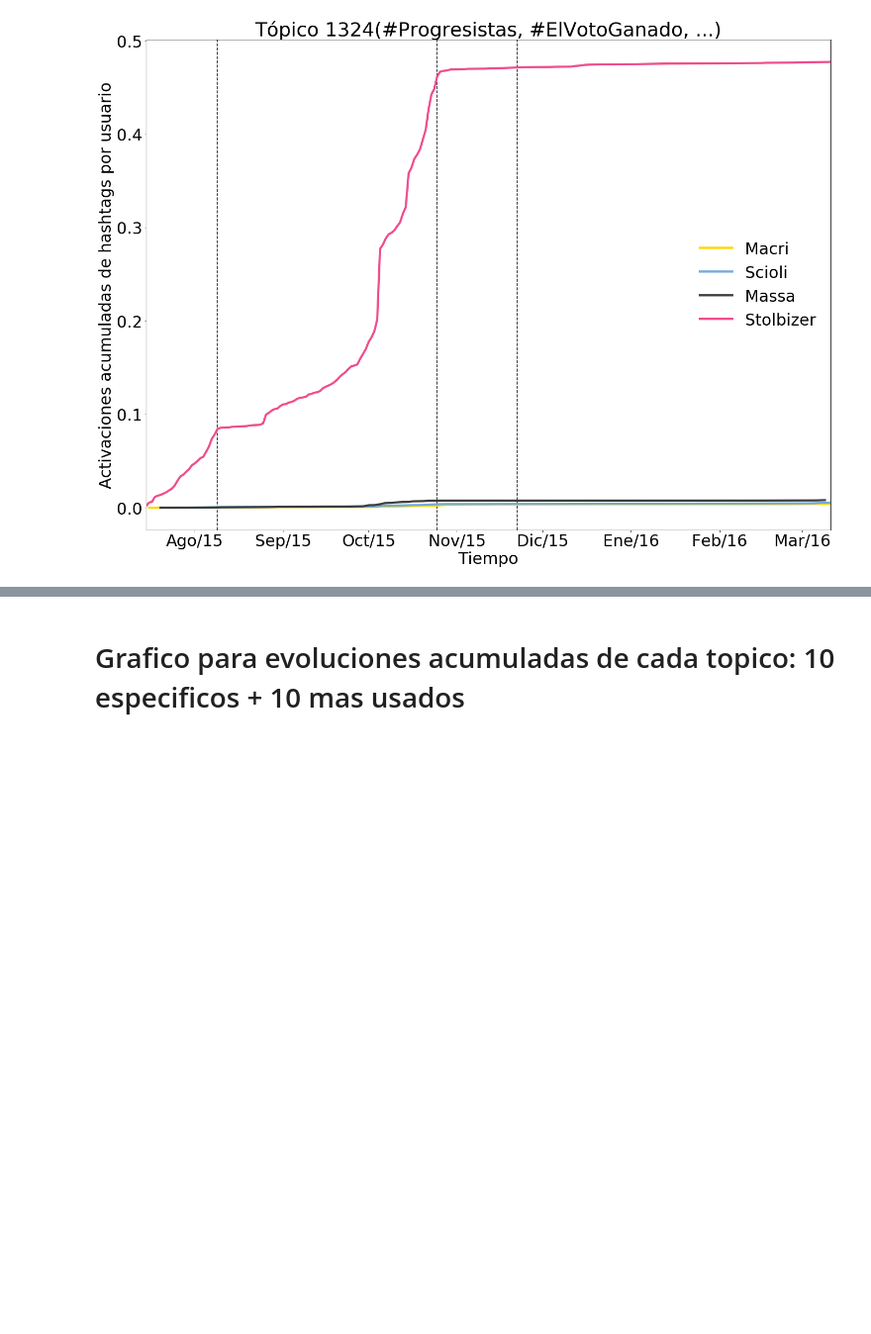
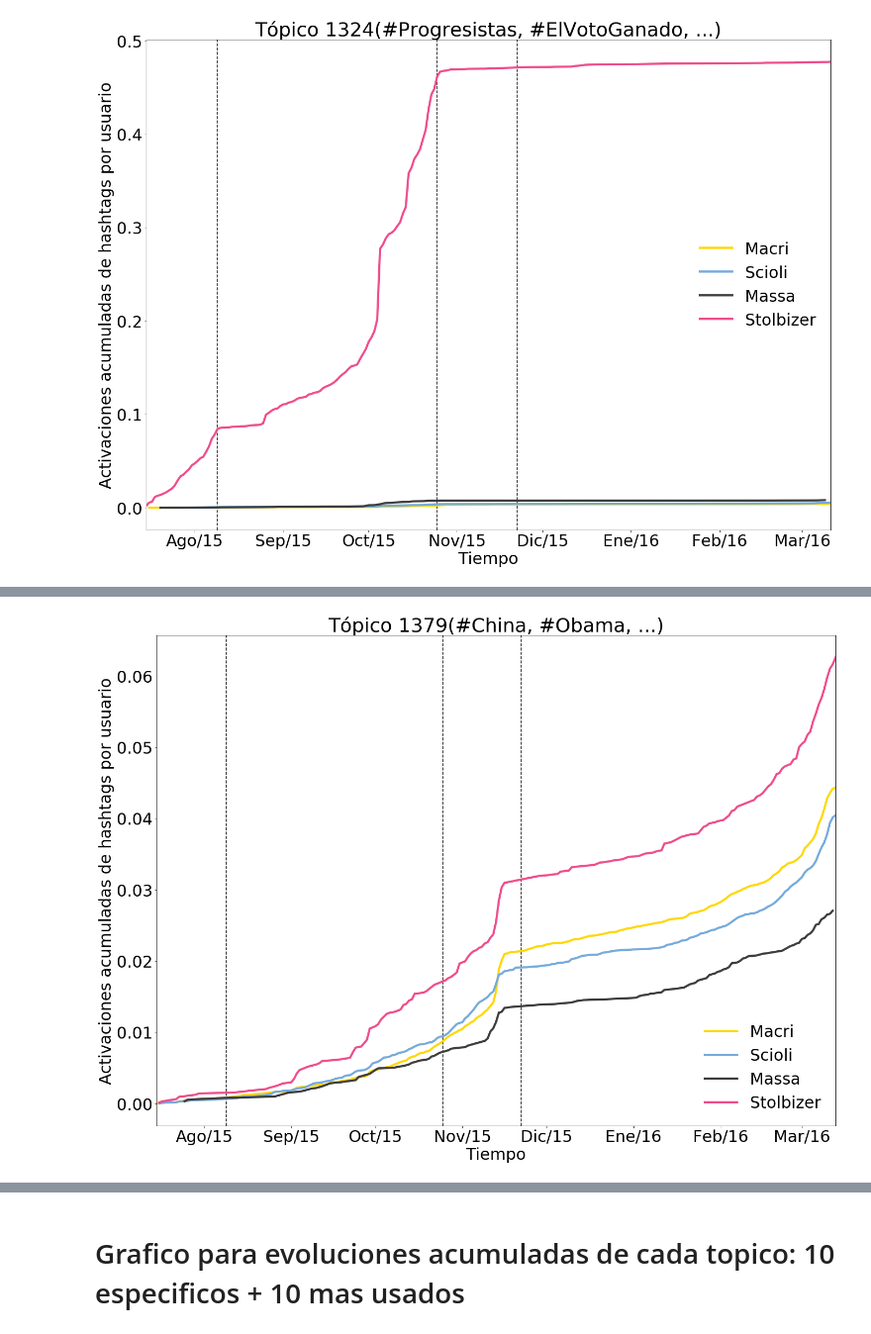
Before and after one commit to CoNexDat/twitter-topics, a Jupyter notebook: 05 Evolucion topicos.ipynb, the cells around one changed output, grey strips where cells are left out. Shown at 99% size. Cells and saved outputs as stored; diff of their text form; code cells hidden in the pictures; blank space fills up the shorter version.

```diff
--- a/05 Evolucion topicos.ipynb
+++ b/05 Evolucion topicos.ipynb
@@ -362,0 +373,5 @@ show_min_topic(stolbizer_topic)
+# %%
+internacional_topic = usuario_topico_df[usuario_topico_df["hashtag"]=="Syria"].cluster.values[0]
+show_min_topic(internacional_topic)
+# %% [output]
+[figure, added]
```
Also changed, not shown: parts of 4 cells of this notebook.
